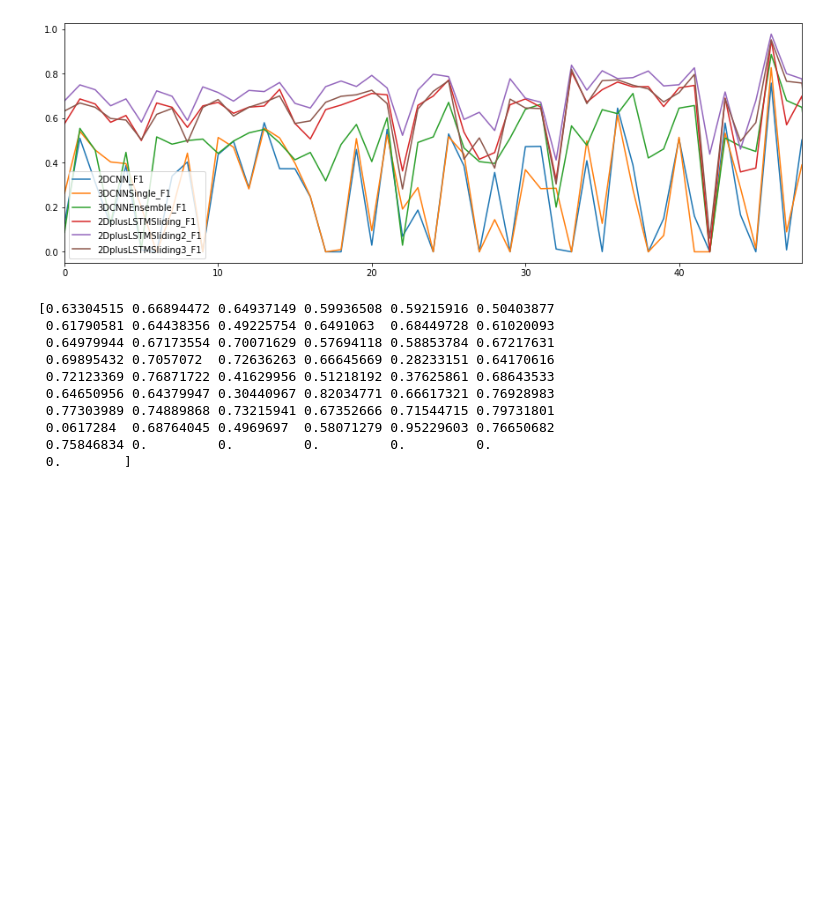
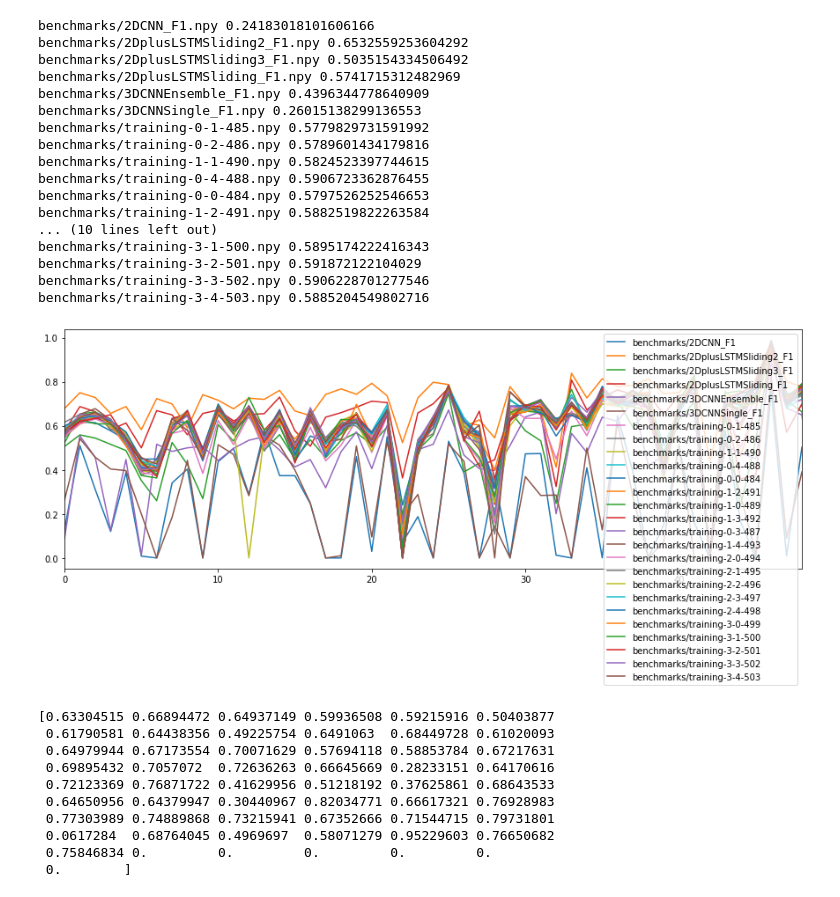
Before and after one commit to AmitPr/2019-notebooks, a Jupyter notebook: Action Recognition/Measuring Action Recognition Performance.ipynb, the cells around one changed output. Drawn from its saved outputs; the diff is of its cells as text; code cells hidden in the pictures; blank space fills up the shorter version.

```diff
--- a/Action Recognition/Measuring Action Recognition Performance.ipynb
+++ b/Action Recognition/Measuring Action Recognition Performance.ipynb
@@ -113,13 +140,31 @@ np.save("2DplusLSTMSliding3_F1.npy",metrics.f1_score(test_labels,p,average=None)
 # %%
-f1_paths = glob.glob("*.npy")
+f1_paths = glob.glob("benchmarks/*.npy")
 plt.rcParams["figure.figsize"] = (15,5)
 for path in f1_paths:
+    print(path + " " + str(np.mean(np.load(path))))
     plt.plot(np.load(path),label=path.split('.')[0])
 plt.xlim(0,48)
 plt.legend()
 plt.show()
 # %% [output]
+benchmarks/2DCNN_F1.npy 0.24183018101606166
+benchmarks/2DplusLSTMSliding2_F1.npy 0.6532559253604292
+benchmarks/2DplusLSTMSliding3_F1.npy 0.5035154334506492
+benchmarks/2DplusLSTMSliding_F1.npy 0.5741715312482969
+benchmarks/3DCNNEnsemble_F1.npy 0.4396344778640909
+benchmarks/3DCNNSingle_F1.npy 0.26015138299136553
+benchmarks/training-0-1-485.npy 0.5779829731591992
+benchmarks/training-0-2-486.npy 0.5789601434179816
+benchmarks/training-1-1-490.npy 0.5824523397744615
+benchmarks/training-0-4-488.npy 0.5906723362876455
+benchmarks/training-0-0-484.npy 0.5797526252546653
+benchmarks/training-1-2-491.npy 0.5882519822263584
+... (10 lines left out)
+benchmarks/training-3-1-500.npy 0.5895174222416343
+benchmarks/training-3-2-501.npy 0.591872122104029
+benchmarks/training-3-3-502.npy 0.5906228701277546
+benchmarks/training-3-4-503.npy 0.5885204549802716
-[figure, old version]
+[figure, new version]
 # %%
 print(metrics.f1_score(test_labels,p,average=None))
 # %% [output]
```
Also changed, not shown: parts of 9 cells of this notebook, 34 other files.
